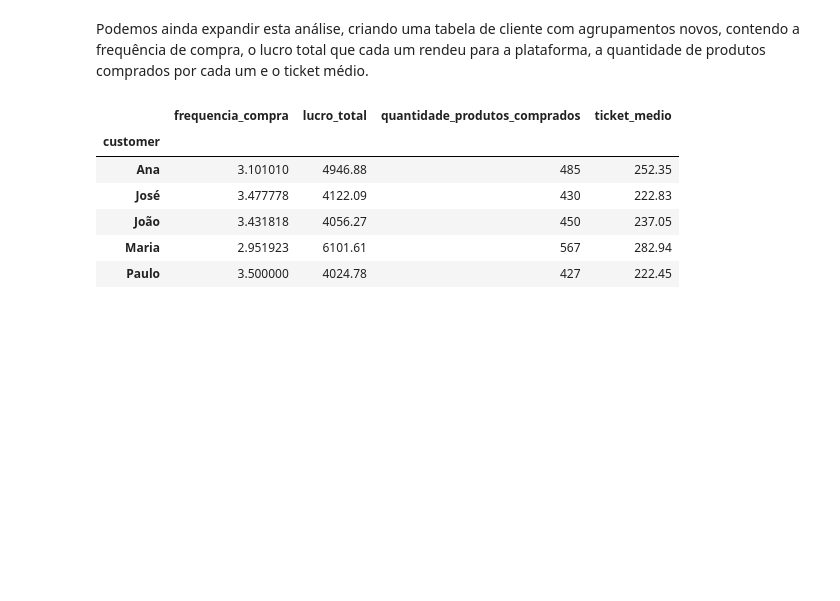
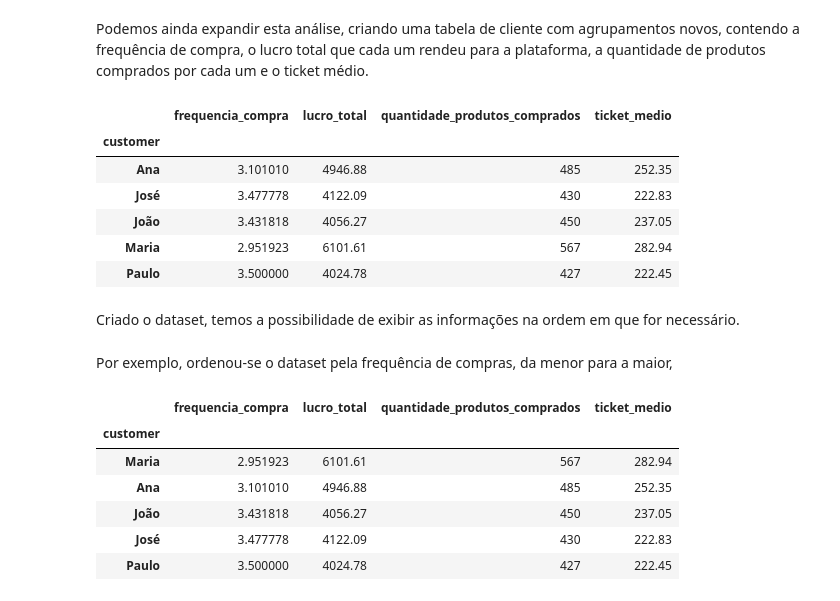
Before and after one commit to rfprates/extraindo_dados_pdf, a Jupyter notebook: data_extraction_pdf.ipynb, the cells around one changed output. Cells and saved outputs as stored; diff of their text form; code cells hidden in the pictures; blank space fills up the shorter version.

```diff
--- a/data_extraction_pdf.ipynb
+++ b/data_extraction_pdf.ipynb
@@ -632,3 +632,17 @@ customer_dataset
 | João | 3.431818 | 4056.27 | 450 | 237.05 |
 | Maria | 2.951923 | 6101.61 | 567 | 282.94 |
 | Paulo | 3.500000 | 4024.78 | 427 | 222.45 |
+# %% [markdown]
+Criado o dataset, temos a possibilidade de exibir as informações na ordem em que for necessário.
+# %% [markdown]
+Por exemplo, ordenou-se o dataset pela frequência de compras, da menor para a maior,
+# %%
+customer_dataset.sort_values(by = 'frequencia_compra')
+# %% [output]
+|  | frequencia_compra | lucro_total | quantidade_produtos_comprados | ticket_medio |
+| customer |  |  |  |  |
+| Maria | 2.951923 | 6101.61 | 567 | 282.94 |
+| Ana | 3.101010 | 4946.88 | 485 | 252.35 |
+| João | 3.431818 | 4056.27 | 450 | 237.05 |
+| José | 3.477778 | 4122.09 | 430 | 222.83 |
+| Paulo | 3.500000 | 4024.78 | 427 | 222.45 |
```
Also changed, not shown: parts of 6 cells of this notebook.
